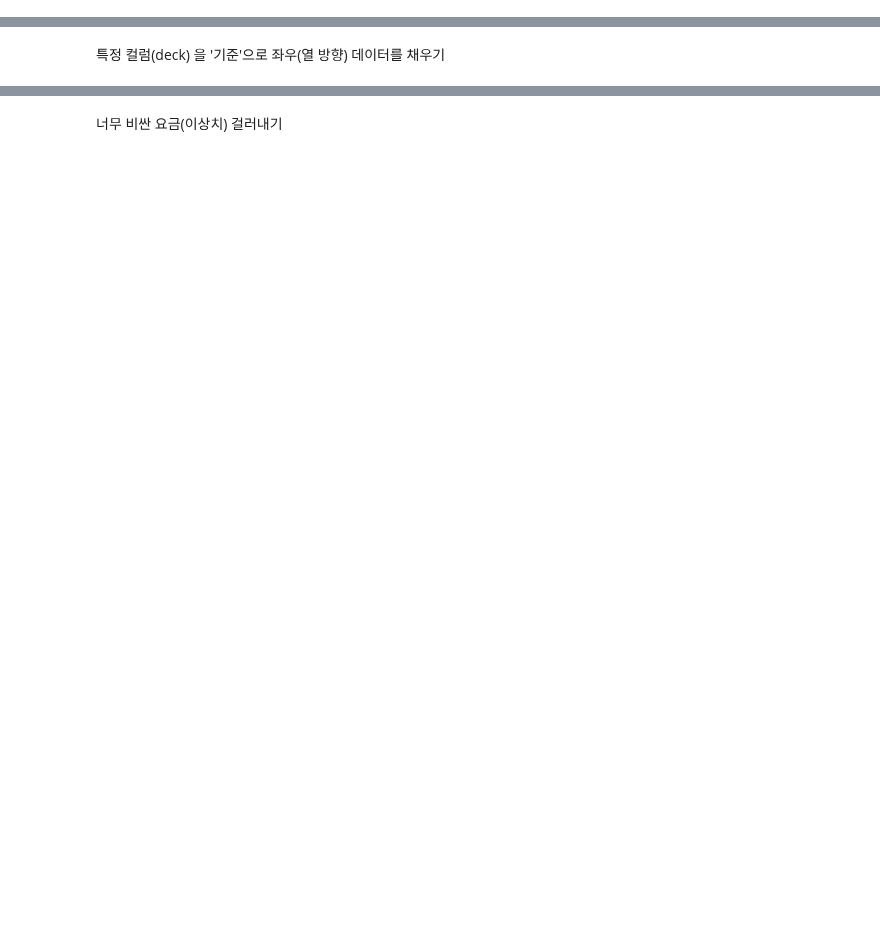
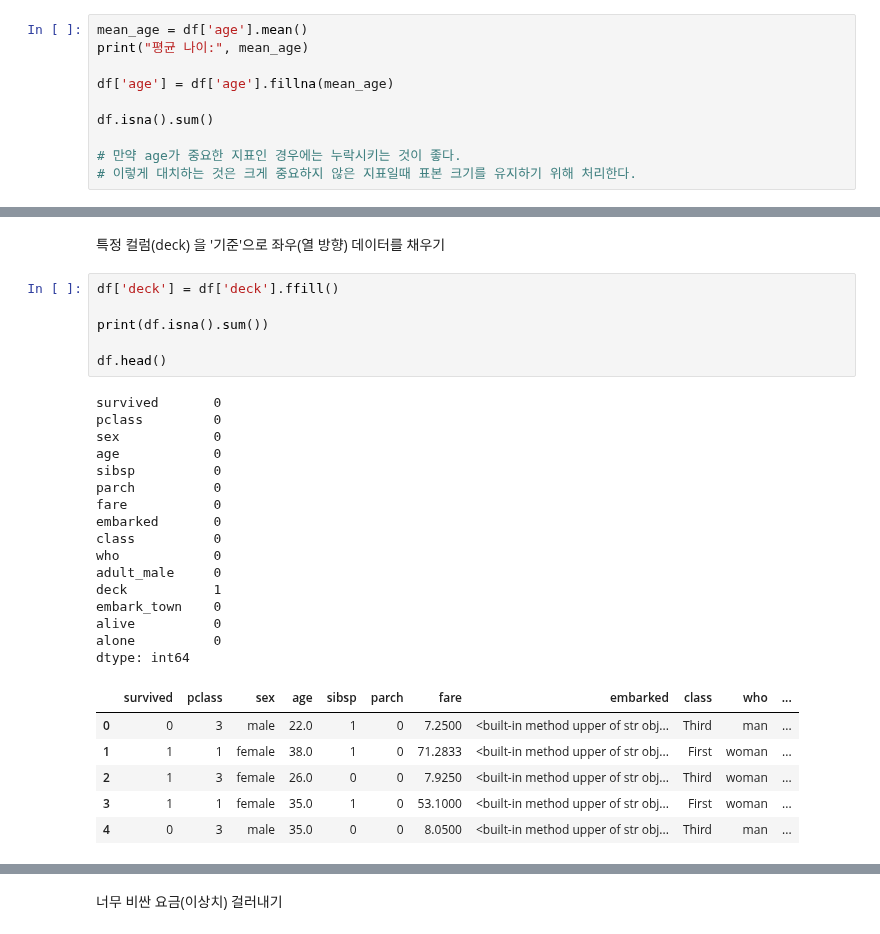
Before and after one commit to bsis09872-ux/ax_study, a Jupyter notebook: 04_MACHINE_LEARNING/src/04_machine_learning/chapter01/02.ipynb, the cells around one changed output, grey strips where cells are left out. Drawn from its saved outputs; the diff is of its cells as text; blank space fills up the shorter version.

```diff
--- a/04_MACHINE_LEARNING/src/04_machine_learning/chapter01/02.ipynb
+++ b/04_MACHINE_LEARNING/src/04_machine_learning/chapter01/02.ipynb
@@ -14,2 +94,12 @@
 # %% [markdown]
 숫자형 데이터(나이): 전체 탑승객의 '평균(mean)'으로 빈칸 채우기
+# %%
+mean_age = df['age'].mean()
+print("평균 나이:", mean_age)
+
+df['age'] = df['age'].fillna(mean_age)
+
+df.isna().sum()
+
+# 만약 age가 중요한 지표인 경우에는 누락시키는 것이 좋다.
+# 이렇게 대치하는 것은 크게 중요하지 않은 지표일때 표본 크기를 유지하기 위해 처리한다.
@@ -18,2 +154,31 @@
 # %% [markdown]
 특정 컬럼(deck) 을 '기준'으로 좌우(열 방향) 데이터를 채우기
+# %%
+df['deck'] = df['deck'].ffill()
+
+print(df.isna().sum())
+
+df.head()
+# %% [output]
+survived       0
+pclass         0
+sex            0
+age            0
+sibsp          0
+parch          0
+fare           0
+embarked       0
+class          0
+who            0
+adult_male     0
+deck           1
+embark_town    0
+alive          0
+alone          0
+dtype: int64
+|  | survived | pclass | sex | age | sibsp | parch | fare | embarked | class | who | ... |
+| 0 | 0 | 3 | male | 22.0 | 1 | 0 | 7.2500 | <built-in method upper of str obj... | Third | man | ... |
+| 1 | 1 | 1 | female | 38.0 | 1 | 0 | 71.2833 | <built-in method upper of str obj... | First | woman | ... |
+| 2 | 1 | 3 | female | 26.0 | 0 | 0 | 7.9250 | <built-in method upper of str obj... | Third | woman | ... |
+| 3 | 1 | 1 | female | 35.0 | 1 | 0 | 53.1000 | <built-in method upper of str obj... | First | woman | ... |
+| 4 | 0 | 3 | male | 35.0 | 0 | 0 | 8.0500 | <built-in method upper of str obj... | Third | man | ... |
```
Also changed, not shown: parts of 21 cells of this notebook, 4 other files.
